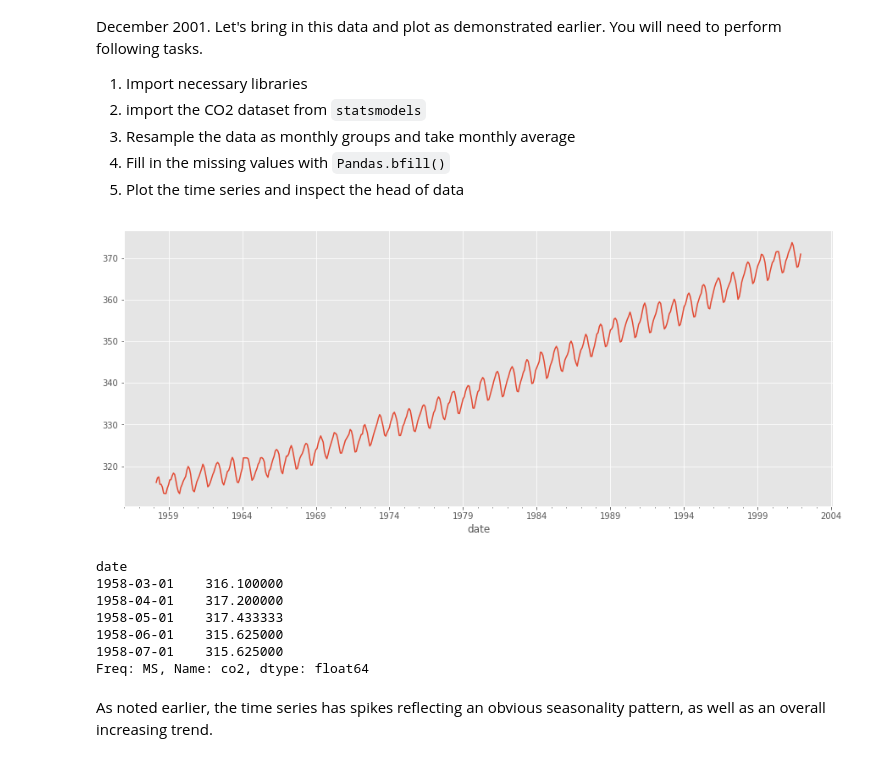
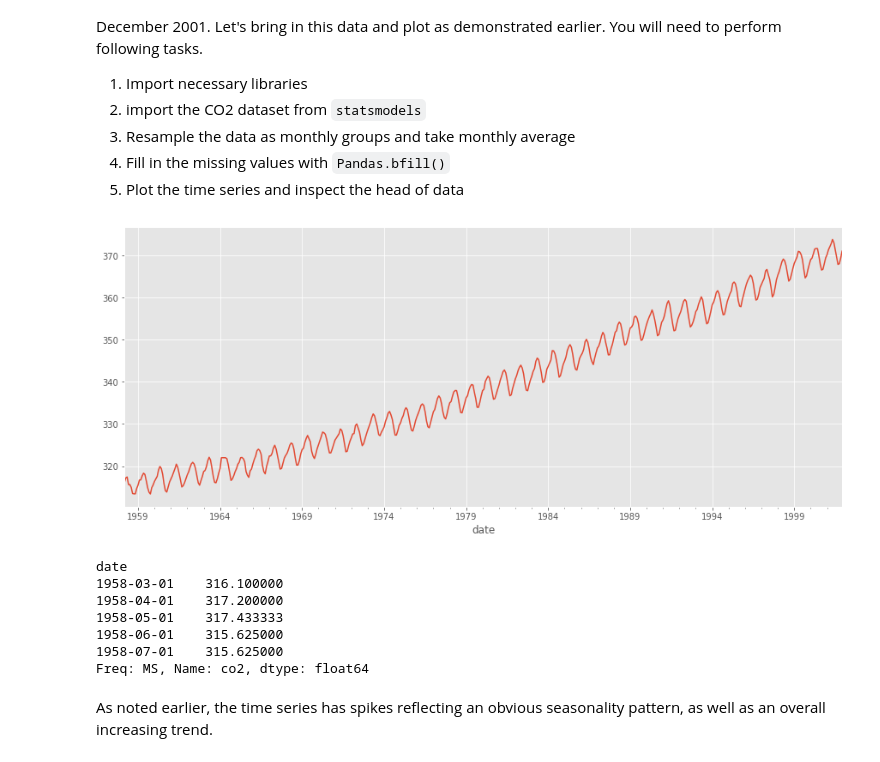
Before and after one commit to learn-co-curriculum/dsc-sarima-models-lab, a Jupyter notebook: index.ipynb, the cells around one changed output. Cells and saved outputs as stored; diff of their text form; code cells hidden in the pictures.

```diff
--- a/index.ipynb
+++ b/index.ipynb
@@ -60,30 +59,30 @@ plt.style.use('ggplot')
 # %%
 dataset = sm.datasets.co2.load().data
 df = pd.DataFrame(dataset)
-df['date'] = pd.to_datetime(df.date.str.decode("utf-8"))
+df['date'] = pd.to_datetime(df['index'])
 df.set_index(df['date'], inplace=True)
 df.drop(['date'], axis=1, inplace=True)
 df = df.asfreq('W-SAT')
 
 # The 'MS' string groups the data in buckets by start of the month
 CO2 = df['co2'].resample('MS').mean()
 
 # The term bfill means that we use the value before filling in missing values
 CO2 = CO2.fillna(CO2.bfill())
 
 # Plot the time-series
 CO2.plot(figsize=(15, 6))
 plt.show()
 print(CO2.head())
 
 # 1958-03-01    316.100000
 # 1958-04-01    317.200000
 # 1958-05-01    317.433333
 # 1958-06-01    315.625000
 # 1958-07-01    315.625000
 # Freq: MS, Name: co2, dtype: float64
 # %% [output]
-[figure, old version]
+[figure, new version]
 date
 1958-03-01    316.100000
 1958-04-01    317.200000
```
Also changed, not shown: parts of 1 cell of this notebook, 8 other files.
